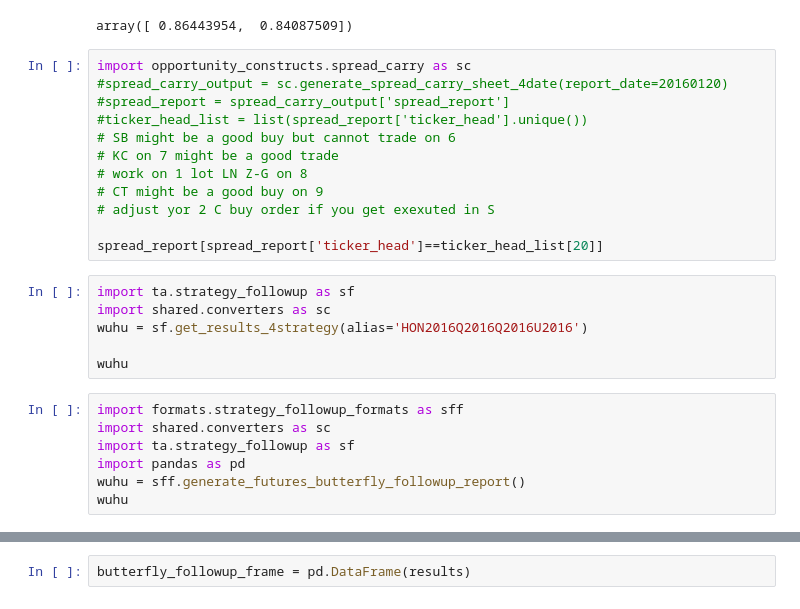
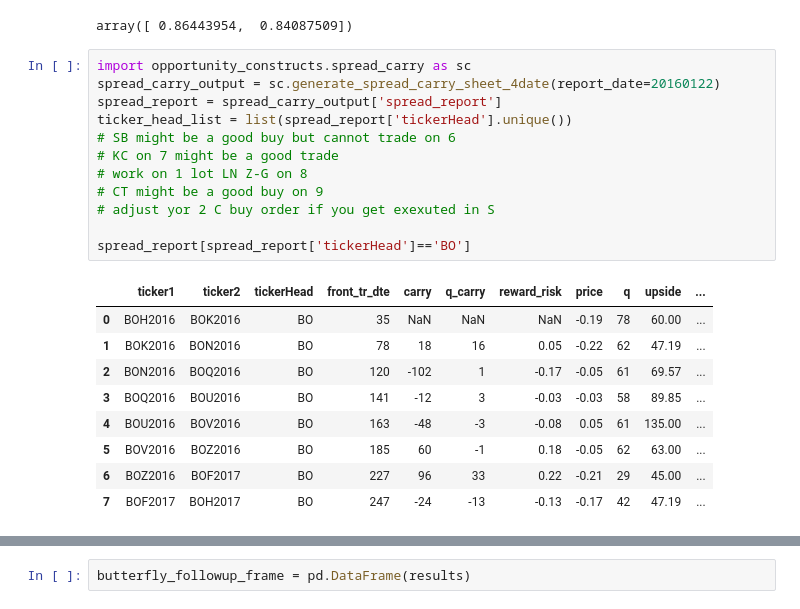
Before and after one commit to d0p34m1n3/repo_barbarossa, a Jupyter notebook: PycharmProjects/quandl/Untitled.ipynb, the cells around one changed output, grey strips where cells are left out. Cells and saved outputs as stored; diff of their text form.

```diff
--- a/PycharmProjects/quandl/Untitled.ipynb
+++ b/PycharmProjects/quandl/Untitled.ipynb
@@ -45,26 +45,23 @@ stats.get_number_from_quantile(y=price_ratio,quantile_list=[89,10])
 array([ 0.86443954,  0.84087509])
 # %%
 import opportunity_constructs.spread_carry as sc
-#spread_carry_output = sc.generate_spread_carry_sheet_4date(report_date=20160120)
-#spread_report = spread_carry_output['spread_report']
-#ticker_head_list = list(spread_report['ticker_head'].unique())
+spread_carry_output = sc.generate_spread_carry_sheet_4date(report_date=20160122)
+spread_report = spread_carry_output['spread_report']
+ticker_head_list = list(spread_report['tickerHead'].unique())
 # SB might be a good buy but cannot trade on 6
 # KC on 7 might be a good trade
 # work on 1 lot LN Z-G on 8
 # CT might be a good buy on 9
 # adjust yor 2 C buy order if you get exexuted in S
 
-spread_report[spread_report['ticker_head']==ticker_head_list[20]]
+spread_report[spread_report['tickerHead']=='BO']
+# %% [output]
+|  | ticker1 | ticker2 | tickerHead | front_tr_dte | carry | q_carry | reward_risk | price | q | upside | ... |
+| 0 | BOH2016 | BOK2016 | BO | 35 | NaN | NaN | NaN | -0.19 | 78 | 60.00 | ... |
+| 1 | BOK2016 | BON2016 | BO | 78 | 18 | 16 | 0.05 | -0.22 | 62 | 47.19 | ... |
+| 2 | BON2016 | BOQ2016 | BO | 120 | -102 | 1 | -0.17 | -0.05 | 61 | 69.57 | ... |
+| 3 | BOQ2016 | BOU2016 | BO | 141 | -12 | 3 | -0.03 | -0.03 | 58 | 89.85 | ... |
+| 4 | BOU2016 | BOV2016 | BO | 163 | -48 | -3 | -0.08 | 0.05 | 61 | 135.00 | ... |
+| 5 | BOV2016 | BOZ2016 | BO | 185 | 60 | -1 | 0.18 | -0.05 | 62 | 63.00 | ... |
+| 6 | BOZ2016 | BOF2017 | BO | 227 | 96 | 33 | 0.22 | -0.21 | 29 | 45.00 | ... |
+| 7 | BOF2017 | BOH2017 | BO | 247 | -24 | -13 | -0.13 | -0.17 | 42 | 47.19 | ... |
-# %%
-import ta.strategy_followup as sf
-import shared.converters as sc
-wuhu = sf.get_results_4strategy(alias='HON2016Q2016Q2016U2016')
-
-wuhu
-# %%
-import formats.strategy_followup_formats as sff
-import shared.converters as sc
-import ta.strategy_followup as sf
-import pandas as pd
-wuhu = sff.generate_futures_butterfly_followup_report()
-wuhu
```
Also changed, not shown: parts of 2 cells of this notebook, 4 other files.
